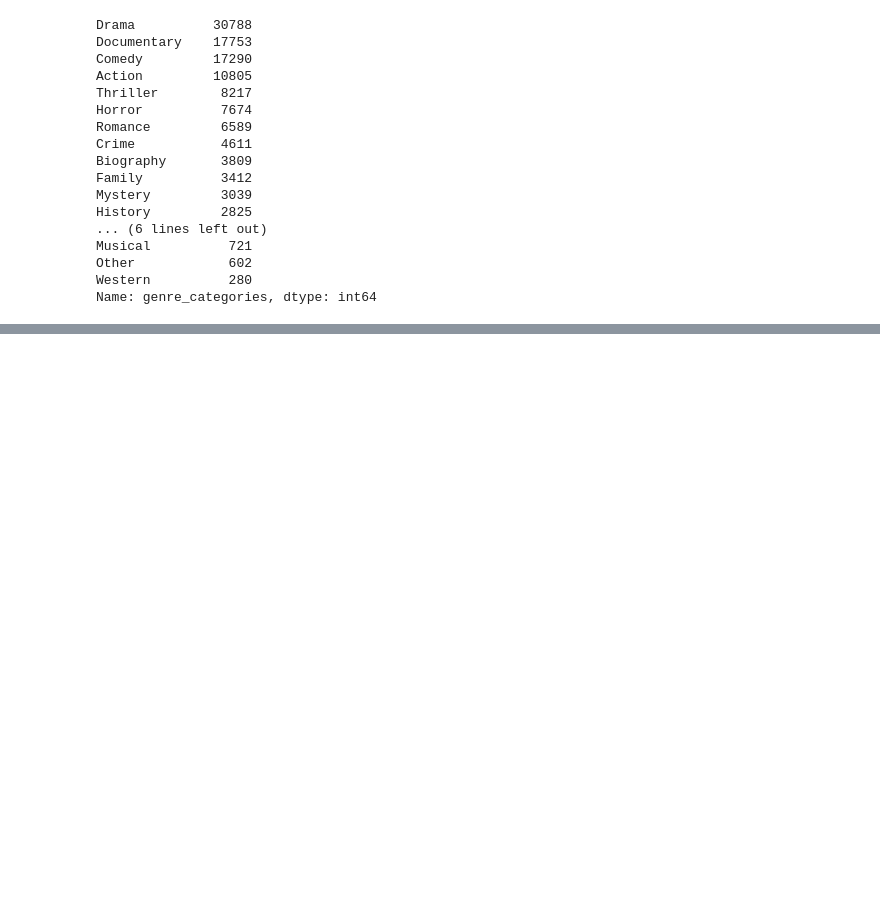
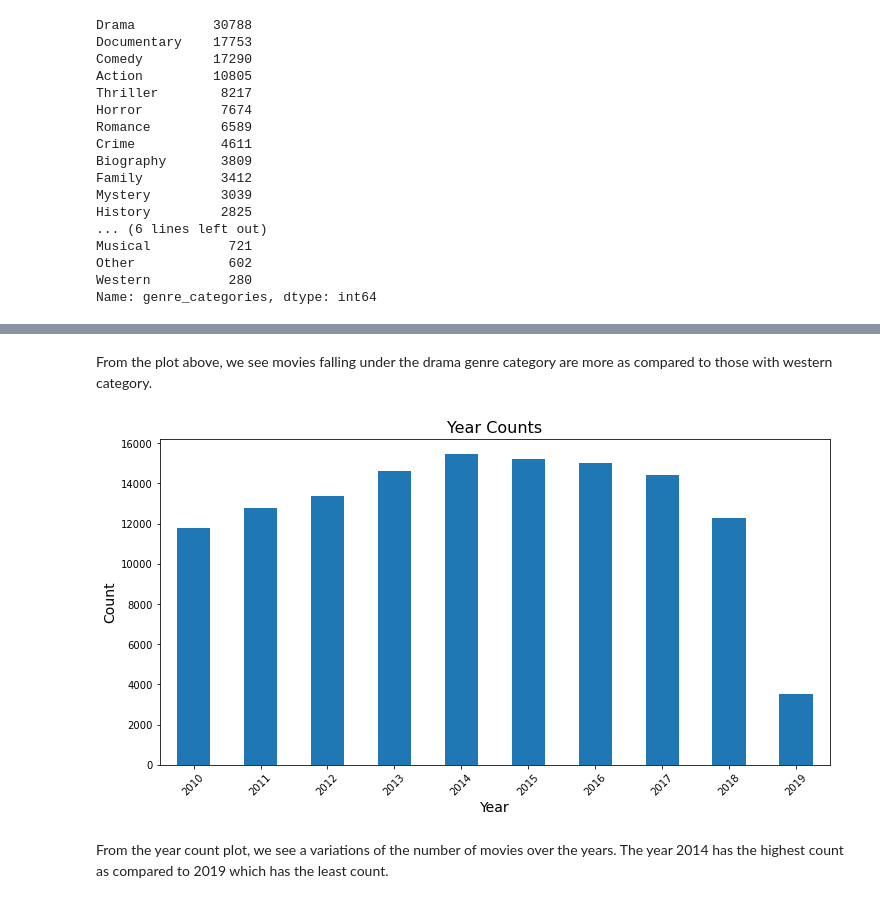
Before and after one commit to Anniemarie001/DSC-PHASE1-PROJECT, a Jupyter notebook: index.ipynb, the cells around one changed output, grey strips where cells are left out. Saved outputs shown, nothing was run; the diff lists cells and outputs as text; code cells hidden in the pictures; blank space fills up the shorter version.

```diff
--- a/index.ipynb
+++ b/index.ipynb
@@ -677,0 +697,17 @@ Name: genre_categories, dtype: int64
+# %% [markdown]
+From the plot above, we see movies falling under the drama genre category are more as compared to those with western category.
+# %%
+# Get the per year counts and sort by index in descending order
+category_counts = exploded['start_year'].value_counts().sort_index(ascending=True)
+
+# Create a bar plot
+category_counts.plot(kind='bar', figsize=(12, 6))
+plt.title('Year Counts', fontsize=16)
+plt.xlabel('Year', fontsize=14)
+plt.ylabel('Count', fontsize=14)
+plt.xticks(rotation=45)
+plt.show()
+# %% [output]
+[figure, added]
+# %% [markdown]
+From the year count plot, we see a variations of the number of movies over the years. The year 2014 has the highest count as compared to 2019 which has the least count.
```
Also changed, not shown: parts of 10 cells of this notebook.
